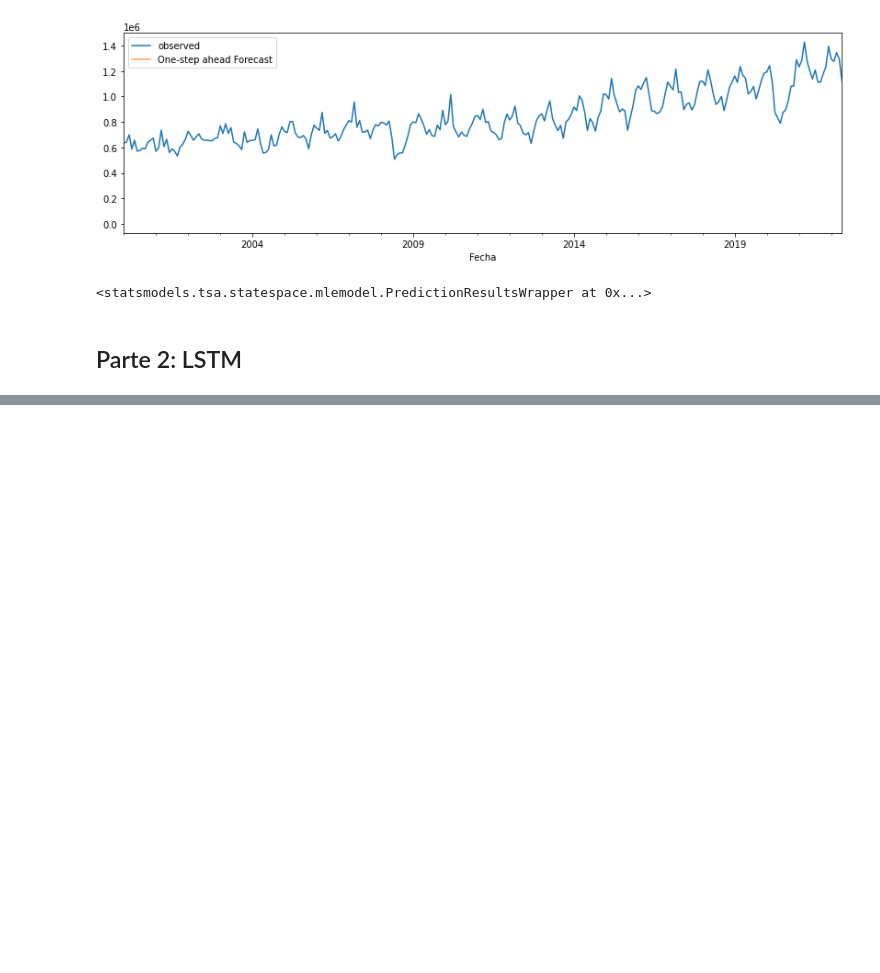
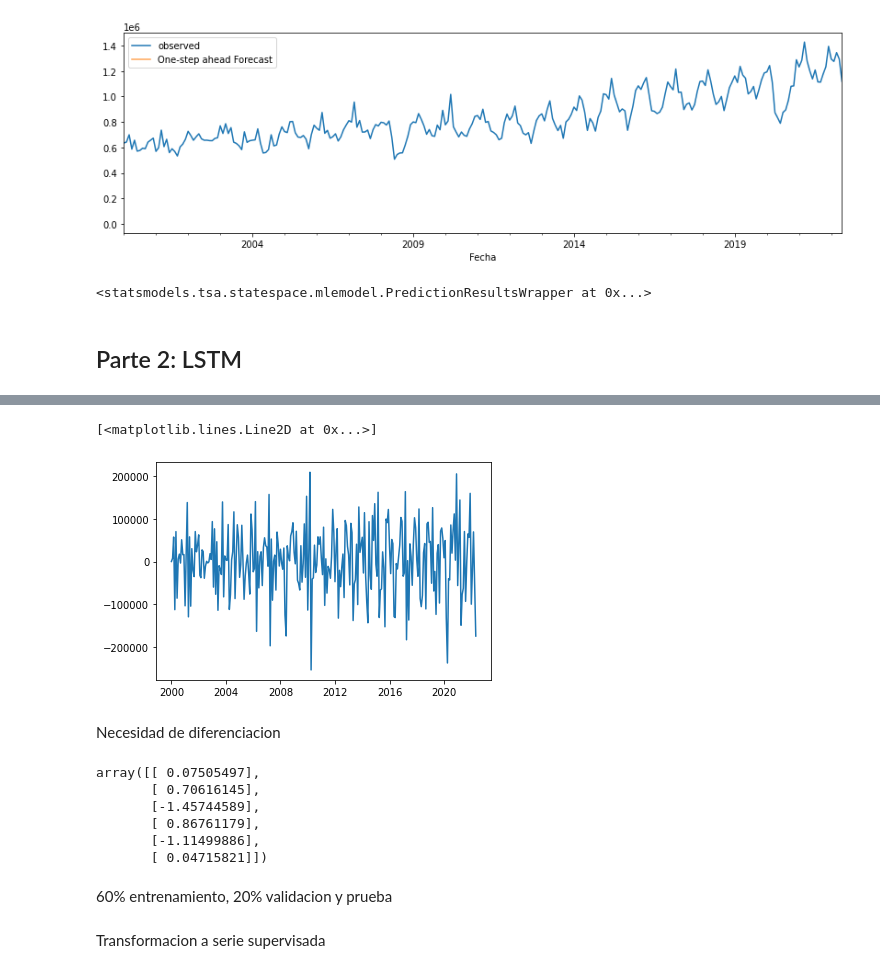
Before and after one commit to JuanPineda115/DS-Lab3, a Jupyter notebook: lab3.ipynb, the cells around one changed output, grey strips where cells are left out. Cells and saved outputs as stored; diff of their text form; code cells hidden in the pictures; blank space fills up the shorter version.

```diff
--- a/lab3.ipynb
+++ b/lab3.ipynb
@@ -147,0 +212,9 @@ pred
+# %%
+print('Resultados del Test de Dickey Fuller para una diferenciación de la serie')
+diesel_diff = consumo.diff()
+diesel_diff.fillna(0,inplace=True)
+dfTest = adfuller(diesel_diff)
+salidaDf = pd.Series(dfTest[0:4], index=['Estadístico de prueba','p-value','# de retardos usados','# de observaciones usadas'])
+for key,value in dfTest[4].items():
+        salidaDf['Critical Value (%s)'%key] = value
+print(salidaDf)
@@ -147,0 +231,20 @@ pred
+# %%
+plt.plot(diesel_diff)
+# %% [output]
+[<matplotlib.lines.Line2D at 0x...>]
+[figure, added]
+# %% [markdown]
+Necesidad de diferenciacion
+# %%
+scaler = StandardScaler()
+diesel_scaled = scaler.fit_transform(diesel_diff)
+diesel_scaled[1:7]
+# %% [output]
+array([[ 0.07505497],
+       [ 0.70616145],
+       [-1.45744589],
+       [ 0.86761179],
+       [-1.11499886],
+       [ 0.04715821]])
+# %% [markdown]
+60% entrenamiento, 20% validacion y prueba
@@ -147,0 +259,2 @@ pred
+# %% [markdown]
+Transformacion a serie supervisada
```
Also changed, not shown: parts of 35 cells of this notebook.
